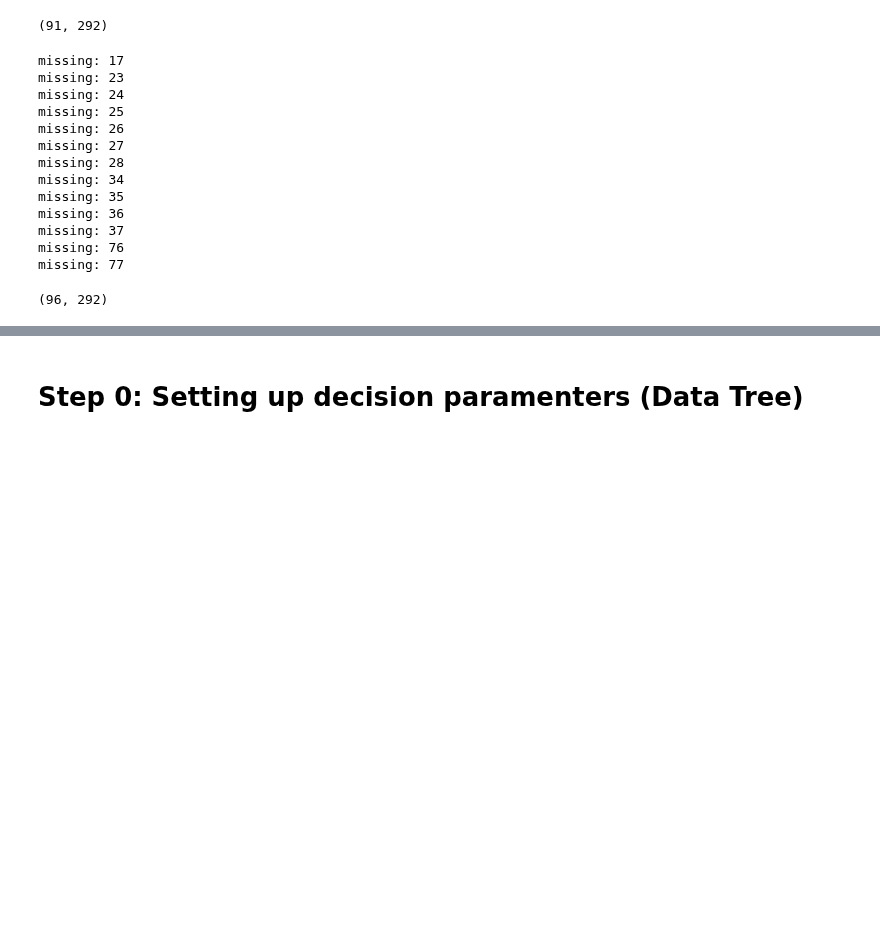
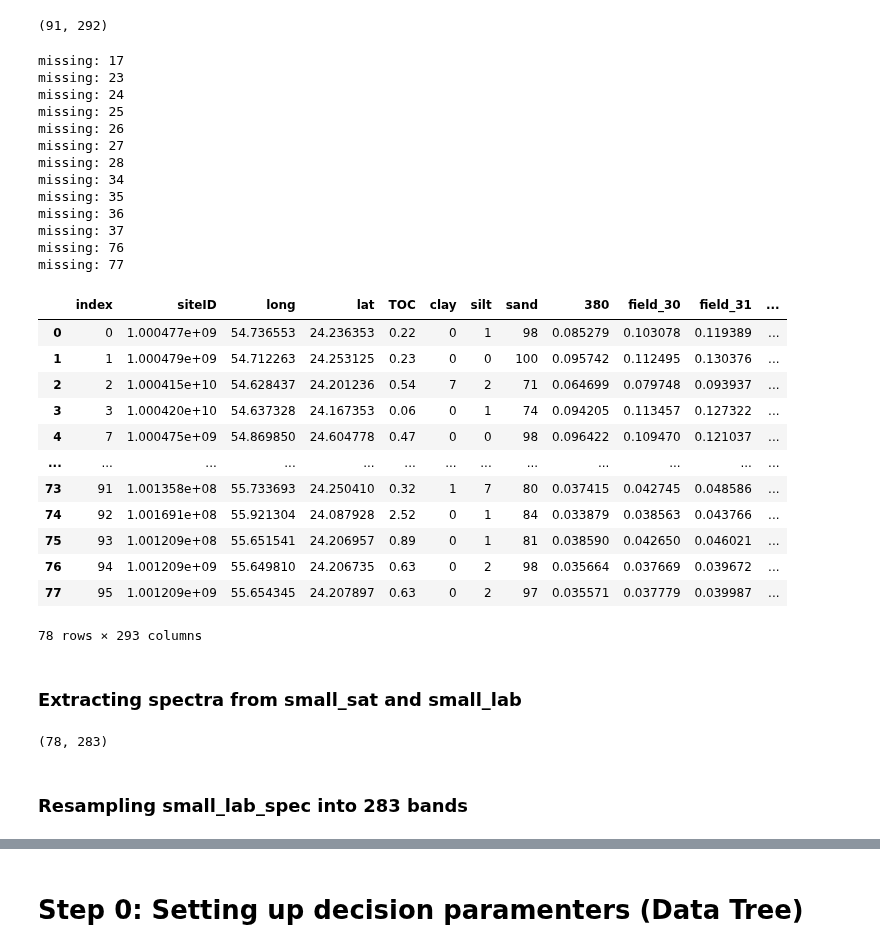
Before and after one commit to SwetaSingh87/SharedPython, a Jupyter notebook: UAE/UAE Emit Spectra.ipynb, the cells around one changed output, grey strips where cells are left out. Drawn from its saved outputs; the diff is of its cells as text; code cells hidden in the pictures; blank space fills up the shorter version.

Commit message:
resampled lab data and remaned columns of sat data band.....

```diff
--- a/UAE/UAE Emit Spectra.ipynb
+++ b/UAE/UAE Emit Spectra.ipynb
@@ -167,35 +169,55 @@ small_lab = clean_lab.iloc[0:91,:].copy()
 for i in range (0, row):
     lat = clean_sat.iloc[i, clean_sat.columns.get_loc('lat')]
     long = clean_sat.iloc[i, clean_sat.columns.get_loc('long')]
     temp = clean_lab.loc[:,:][(clean_lab.loc[:,'lat'] == lat) & (clean_lab.loc[:,'long'] == long)]
     (r, c) = temp.shape
     if r == 0:
         print('missing:', i)
         missing_rows.append(i)
         #print(r, c, 'at', i)
     else:
         #print(i)
         small_lab.iloc[i,:] = temp.iloc[0, :].copy()
 
 
 small_lab = small_lab.drop(small_lab.index[missing_rows]).copy()
 small_sat = clean_sat.drop(clean_sat.index[missing_rows]).copy()
+small_sat.rename(columns = {'OM': 'TOC', 'Clay': 'clay', 'Silt':'silt', 'Sand': 'sand'}, inplace = True)
+small_lab.reset_index()
+small_sat.reset_index()
 # %% [output]
 missing: 17
 missing: 23
 missing: 24
 missing: 25
 missing: 26
 missing: 27
 missing: 28
 missing: 34
 missing: 35
 missing: 36
 missing: 37
 missing: 76
 missing: 77
+|  | index | siteID | long | lat | TOC | clay | silt | sand | 380 | field_30 | field_31 | ... |
+| 0 | 0 | 1.000477e+09 | 54.736553 | 24.236353 | 0.22 | 0 | 1 | 98 | 0.085279 | 0.103078 | 0.119389 | ... |
+| 1 | 1 | 1.000479e+09 | 54.712263 | 24.253125 | 0.23 | 0 | 0 | 100 | 0.095742 | 0.112495 | 0.130376 | ... |
+| 2 | 2 | 1.000415e+10 | 54.628437 | 24.201236 | 0.54 | 7 | 2 | 71 | 0.064699 | 0.079748 | 0.093937 | ... |
+| 3 | 3 | 1.000420e+10 | 54.637328 | 24.167353 | 0.06 | 0 | 1 | 74 | 0.094205 | 0.113457 | 0.127322 | ... |
+| 4 | 7 | 1.000475e+09 | 54.869850 | 24.604778 | 0.47 | 0 | 0 | 98 | 0.096422 | 0.109470 | 0.121037 | ... |
+| ... | ... | ... | ... | ... | ... | ... | ... | ... | ... | ... | ... | ... |
+| 73 | 91 | 1.001358e+08 | 55.733693 | 24.250410 | 0.32 | 1 | 7 | 80 | 0.037415 | 0.042745 | 0.048586 | ... |
+| 74 | 92 | 1.001691e+08 | 55.921304 | 24.087928 | 2.52 | 0 | 1 | 84 | 0.033879 | 0.038563 | 0.043766 | ... |
+| 75 | 93 | 1.001209e+08 | 55.651541 | 24.206957 | 0.89 | 0 | 1 | 81 | 0.038590 | 0.042650 | 0.046021 | ... |
+| 76 | 94 | 1.001209e+09 | 55.649810 | 24.206735 | 0.63 | 0 | 2 | 98 | 0.035664 | 0.037669 | 0.039672 | ... |
+| 77 | 95 | 1.001209e+09 | 55.654345 | 24.207897 | 0.63 | 0 | 2 | 97 | 0.035571 | 0.037779 | 0.039987 | ... |
+78 rows × 293 columns
-# %%
-clean_sat.shape
-df1.shape
-# %% [output]
-(96, 292)
+# %% [markdown]
+### Extracting spectra from small_sat and small_lab
+# %%
+min_loc_sat = small_sat.columns.get_loc('field_30')
+max_loc_sat = small_sat.columns.get_loc('field_312')
+small_sat_spec = small_sat.iloc[:, min_loc_sat: max_loc_sat+1].copy()
+small_sat_spec.shape
+# %% [output]
+(78, 283)
@@ -201,0 +229,2 @@ df1.shape
+# %% [markdown]
+### Resampling small_lab_spec into 283 bands
```
Also changed, not shown: parts of 9 cells of this notebook, 1 other file.
